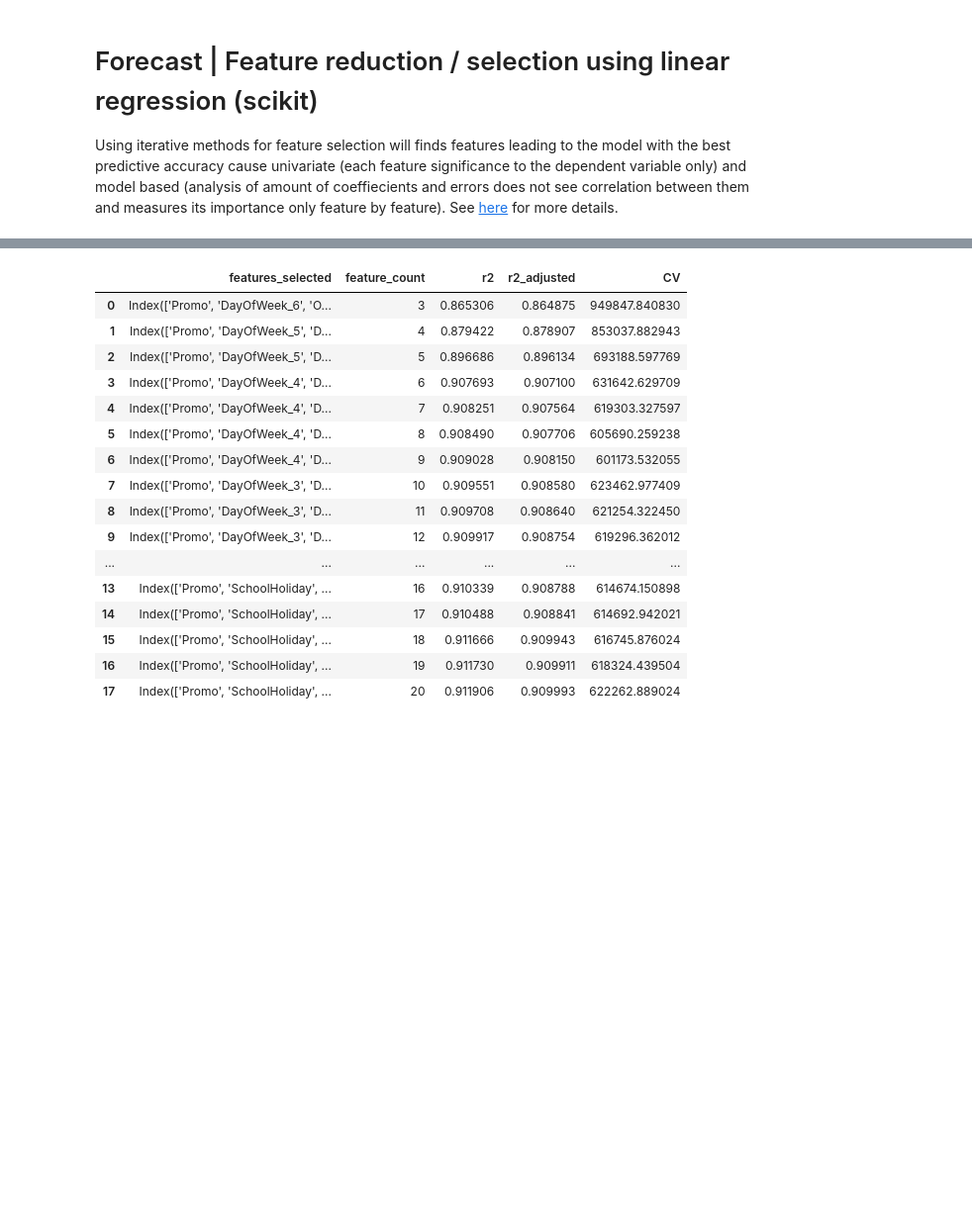
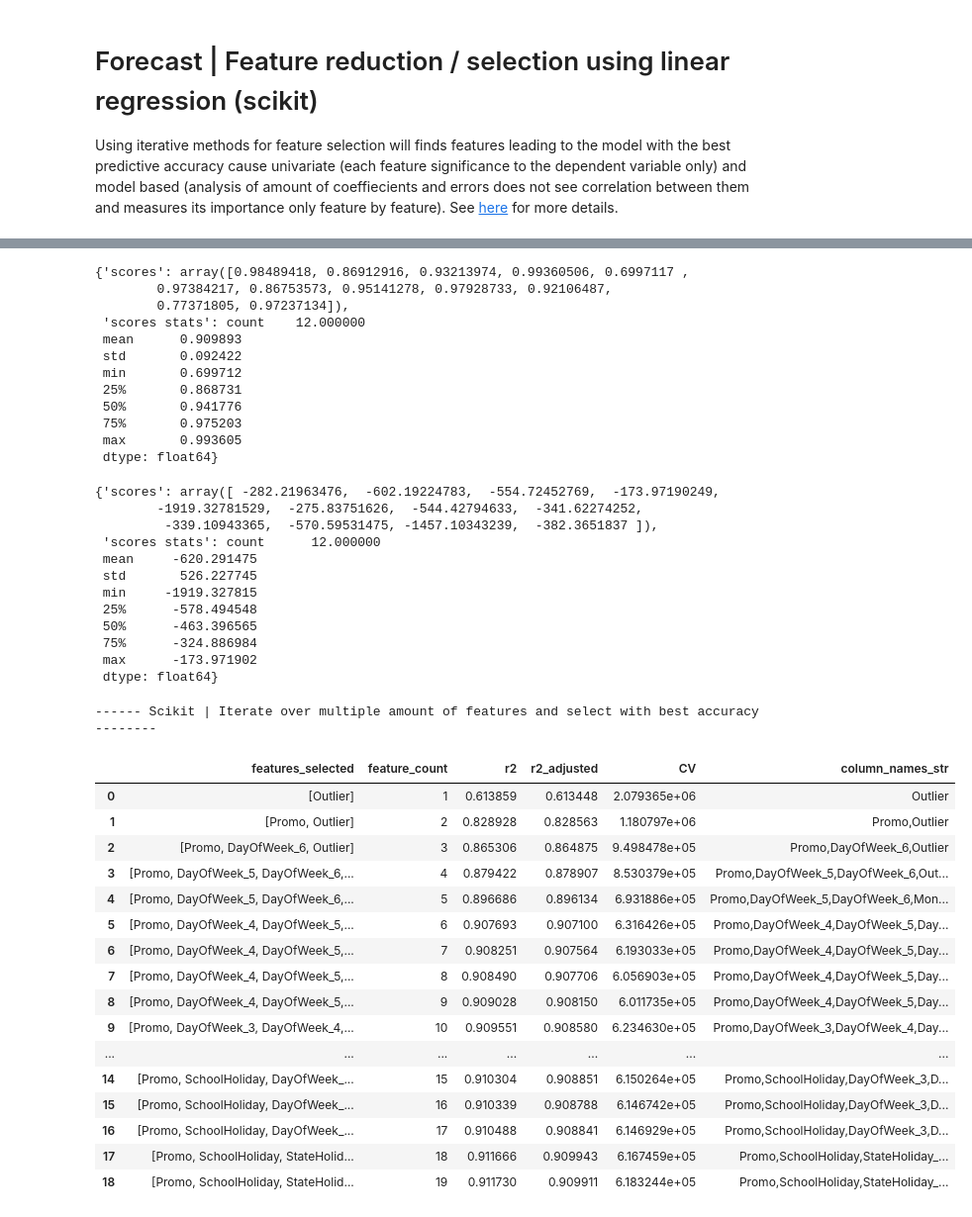
Before and after one commit to bruennijs/kaggle_rossmann_sales, a Jupyter notebook: linear_daily.ipynb, the cells around one changed output, grey strips where cells are left out. Shown at 99% size. Drawn from its saved outputs; the diff is of its cells as text; code cells hidden in the pictures; blank space fills up the shorter version.

```diff
--- a/linear_daily.ipynb
+++ b/linear_daily.ipynb
@@ -426,7 +442,7 @@ from sklearn.metrics._scorer import r2_scorer, neg_mean_squared_error_scorer
 from sklearn.linear_model import LinearRegression
 
 
-def select_best_features_until(x: DataFrame, y: Series, cv, n_features_to_select_threshold=4, direction='backward'):
+def select_best_features(x: DataFrame, y: Series, cv, n_features_to_select_threshold=4, direction='backward'):
     '''
     Yields back named tuples with
     score := max score of current count of features over all cross validations
@@ -451,8 +467,8 @@ def select_best_features_until(x: DataFrame, y: Series, cv, n_features_to_select
                                                                    cv=cv,
                                                                    direction=direction,
                                                                    n_jobs=6)
-        x_selected = sfs.fit_transform(X, y=Y)
-        x_selected_column_names = X.columns[sfs.get_support()]
+        x_selected = sfs.fit_transform(x, y=y)
+        x_selected_column_names = X.columns[sfs.get_support()].to_series()
 
 
         model.fit(x_selected, y)
@@ -465,7 +481,7 @@ def select_best_features_until(x: DataFrame, y: Series, cv, n_features_to_select
         # 3. Future data prediction ability -> cross validation with mean of MSEs of all folds (https://otexts.com/fpp3/selecting-predictors.html#cross-validation)
         CV_ = cross_val_score(model, X=x_selected, y=y, scoring=make_scorer(mean_squared_error), cv=cv).mean()
 
-        df_ = Result(x_selected_column_names, x_selected_column_names.size, r2_, r2_adjusted_, CV_)
+        df_ = Result(x_selected_column_names.tolist(), x_selected_column_names.size, r2_, r2_adjusted_, CV_)
 
         yield df_
 
@@ -478,11 +494,10 @@ def model_accuracy_scikit(model: LinearRegression, x: DataFrame, y: Series, cv:
                              scoring=scorer)
     #scoring=make_scorer(mean_squared_error, squared=False, greater_is_better=True))  # Returns -1*RMSE == std deviation to have a the higher the score the better
 
-    print('Scores %s' % format(scores))
-    print('Scores statistics %s' % format(Series(scores).describe()))
+    return {'scores': scores, 'scores stats': Series(scores).describe()}
     #print(errors(y=y_test, y_pred=predict_result.predicted_mean))
 
-# Train: Last 6 months with last 7 days of next month each as test data set
+# Train: Last 12 months with last 7 days of next month each as test data set
 #cv_splitter = test_splitter(X, n_splits=6, test_size=31, n_last_test_items=7)
 cv_splitter = TimeSeriesSplitWrapper(n_last_test_items=7, n_splits=12, test_size=31)
 
@@ -494,11 +509,7 @@ model_accuracy_scikit(LinearRegression(), X, Y, cv_splitter, scorer=make_scorer(
 
 print('------ Scikit | Iterate over multiple amount of features and select with best accuracy --------')
 
-result_ = DataFrame(select_best_features_until(X, Y,
-                                               n_features_to_select_threshold=3,
-                                               cv=cv_splitter,
-                                               direction='backward'))
-
-result_
+result_ = DataFrame(select_best_features(X, Y, n_features_to_select_threshold=20, cv=cv_splitter,direction='forward'))
+result_.assign(column_names_str=result_['features_selected'].map(','.join))
 # %% [output]
 ------ Scikit | Accuracy using all features --------
@@ -521,20 +516,45 @@ dtype: float64
+{'scores': array([0.98489418, 0.86912916, 0.93213974, 0.99360506, 0.6997117 ,
+        0.97384217, 0.86753573, 0.95141278, 0.97928733, 0.92106487,
+        0.77371805, 0.97237134]),
+ 'scores stats': count    12.000000
+ mean      0.909893
+ std       0.092422
+ min       0.699712
+ 25%       0.868731
+ 50%       0.941776
+ 75%       0.975203
+ max       0.993605
+ dtype: float64}
+{'scores': array([ -282.21963476,  -602.19224783,  -554.72452769,  -173.97190249,
+        -1919.32781529,  -275.83751626,  -544.42794633,  -341.62274252,
+         -339.10943365,  -570.59531475, -1457.10343239,  -382.3651837 ]),
+ 'scores stats': count      12.000000
+ mean     -620.291475
+ std       526.227745
+ min     -1919.327815
+ 25%      -578.494548
+ 50%      -463.396565
+ 75%      -324.886984
+ max      -173.971902
+ dtype: float64}
+------ Scikit | Iterate over multiple amount of features and select with best accuracy --------
-|  | features_selected | feature_count | r2 | r2_adjusted | CV |
-| 0 | Index(['Promo', 'DayOfWeek_6', 'O... | 3 | 0.865306 | 0.864875 | 949847.840830 |
-| 1 | Index(['Promo', 'DayOfWeek_5', 'D... | 4 | 0.879422 | 0.878907 | 853037.882943 |
-| 2 | Index(['Promo', 'DayOfWeek_5', 'D... | 5 | 0.896686 | 0.896134 | 693188.597769 |
-| 3 | Index(['Promo', 'DayOfWeek_4', 'D... | 6 | 0.907693 | 0.907100 | 631642.629709 |
-| 4 | Index(['Promo', 'DayOfWeek_4', 'D... | 7 | 0.908251 | 0.907564 | 619303.327597 |
-| 5 | Index(['Promo', 'DayOfWeek_4', 'D... | 8 | 0.908490 | 0.907706 | 605690.259238 |
-| 6 | Index(['Promo', 'DayOfWeek_4', 'D... | 9 | 0.909028 | 0.908150 | 601173.532055 |
-| 7 | Index(['Promo', 'DayOfWeek_3', 'D... | 10 | 0.909551 | 0.908580 | 623462.977409 |
-| 8 | Index(['Promo', 'DayOfWeek_3', 'D... | 11 | 0.909708 | 0.908640 | 621254.322450 |
-| 9 | Index(['Promo', 'DayOfWeek_3', 'D... | 12 | 0.909917 | 0.908754 | 619296.362012 |
-| ... | ... | ... | ... | ... | ... |
-| 13 | Index(['Promo', 'SchoolHoliday', ... | 16 | 0.910339 | 0.908788 | 614674.150898 |
-| 14 | Index(['Promo', 'SchoolHoliday', ... | 17 | 0.910488 | 0.908841 | 614692.942021 |
-| 15 | Index(['Promo', 'SchoolHoliday', ... | 18 | 0.911666 | 0.909943 | 616745.876024 |
-| 16 | Index(['Promo', 'SchoolHoliday', ... | 19 | 0.911730 | 0.909911 | 618324.439504 |
-| 17 | Index(['Promo', 'SchoolHoliday', ... | 20 | 0.911906 | 0.909993 | 622262.889024 |
+|  | features_selected | feature_count | r2 | r2_adjusted | CV | column_names_str |
+| 0 | [Outlier] | 1 | 0.613859 | 0.613448 | 2.079365e+06 | Outlier |
+| 1 | [Promo, Outlier] | 2 | 0.828928 | 0.828563 | 1.180797e+06 | Promo,Outlier |
+| 2 | [Promo, DayOfWeek_6, Outlier] | 3 | 0.865306 | 0.864875 | 9.498478e+05 | Promo,DayOfWeek_6,Outlier |
+| 3 | [Promo, DayOfWeek_5, DayOfWeek_6,... | 4 | 0.879422 | 0.878907 | 8.530379e+05 | Promo,DayOfWeek_5,DayOfWeek_6,Out... |
+| 4 | [Promo, DayOfWeek_5, DayOfWeek_6,... | 5 | 0.896686 | 0.896134 | 6.931886e+05 | Promo,DayOfWeek_5,DayOfWeek_6,Mon... |
+| 5 | [Promo, DayOfWeek_4, DayOfWeek_5,... | 6 | 0.907693 | 0.907100 | 6.316426e+05 | Promo,DayOfWeek_4,DayOfWeek_5,Day... |
+| 6 | [Promo, DayOfWeek_4, DayOfWeek_5,... | 7 | 0.908251 | 0.907564 | 6.193033e+05 | Promo,DayOfWeek_4,DayOfWeek_5,Day... |
+| 7 | [Promo, DayOfWeek_4, DayOfWeek_5,... | 8 | 0.908490 | 0.907706 | 6.056903e+05 | Promo,DayOfWeek_4,DayOfWeek_5,Day... |
+| 8 | [Promo, DayOfWeek_4, DayOfWeek_5,... | 9 | 0.909028 | 0.908150 | 6.011735e+05 | Promo,DayOfWeek_4,DayOfWeek_5,Day... |
+| 9 | [Promo, DayOfWeek_3, DayOfWeek_4,... | 10 | 0.909551 | 0.908580 | 6.234630e+05 | Promo,DayOfWeek_3,DayOfWeek_4,Day... |
+| ... | ... | ... | ... | ... | ... | ... |
+| 14 | [Promo, SchoolHoliday, DayOfWeek_... | 15 | 0.910304 | 0.908851 | 6.150264e+05 | Promo,SchoolHoliday,DayOfWeek_3,D... |
+| 15 | [Promo, SchoolHoliday, DayOfWeek_... | 16 | 0.910339 | 0.908788 | 6.146742e+05 | Promo,SchoolHoliday,DayOfWeek_3,D... |
+| 16 | [Promo, SchoolHoliday, DayOfWeek_... | 17 | 0.910488 | 0.908841 | 6.146929e+05 | Promo,SchoolHoliday,DayOfWeek_3,D... |
+| 17 | [Promo, SchoolHoliday, StateHolid... | 18 | 0.911666 | 0.909943 | 6.167459e+05 | Promo,SchoolHoliday,StateHoliday_... |
+| 18 | [Promo, SchoolHoliday, StateHolid... | 19 | 0.911730 | 0.909911 | 6.183244e+05 | Promo,SchoolHoliday,StateHoliday_... |
 # %% [markdown]
 # Forecast | Feature reduction result interpretation
 
```
Also changed, not shown: parts of 7 cells of this notebook.
